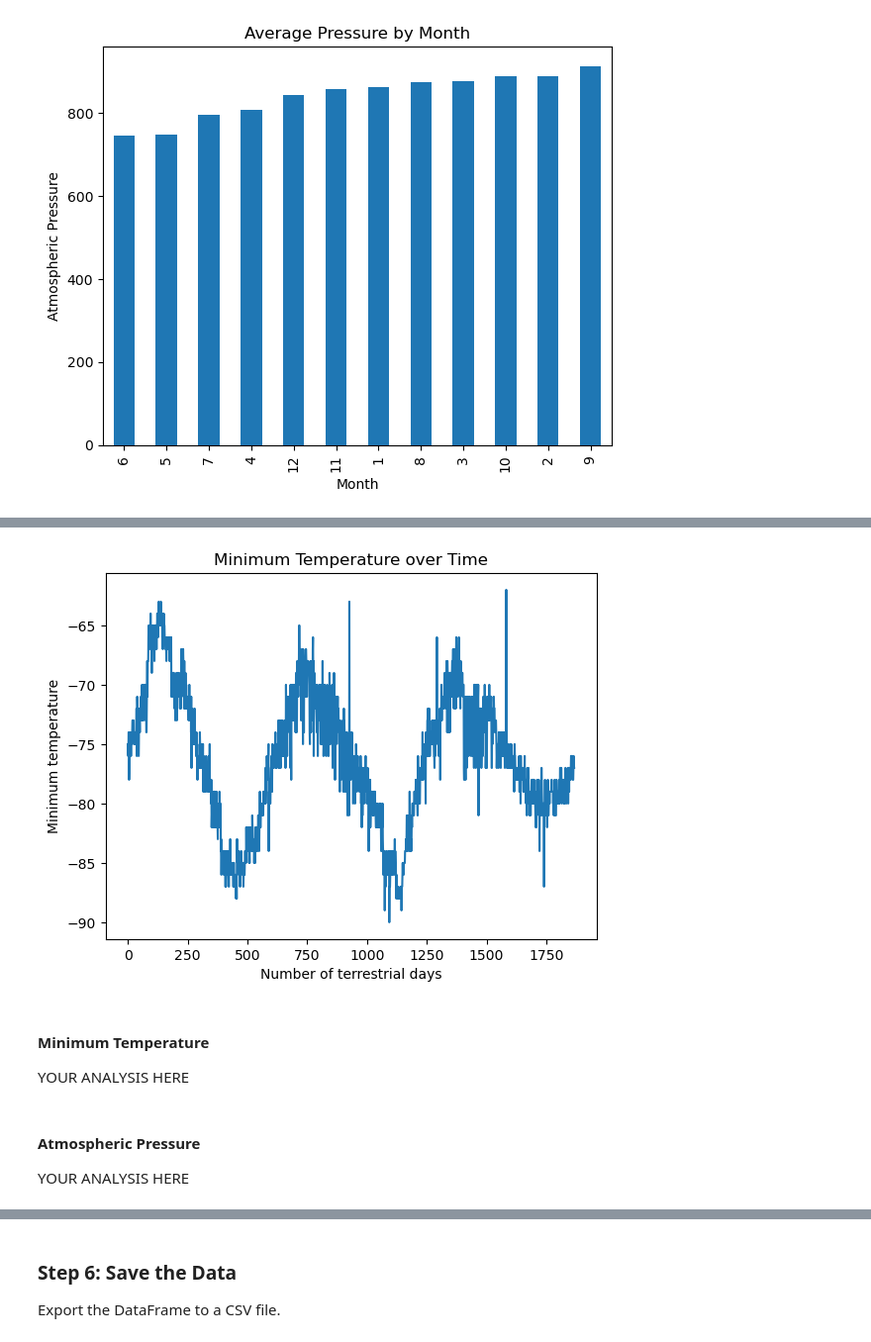
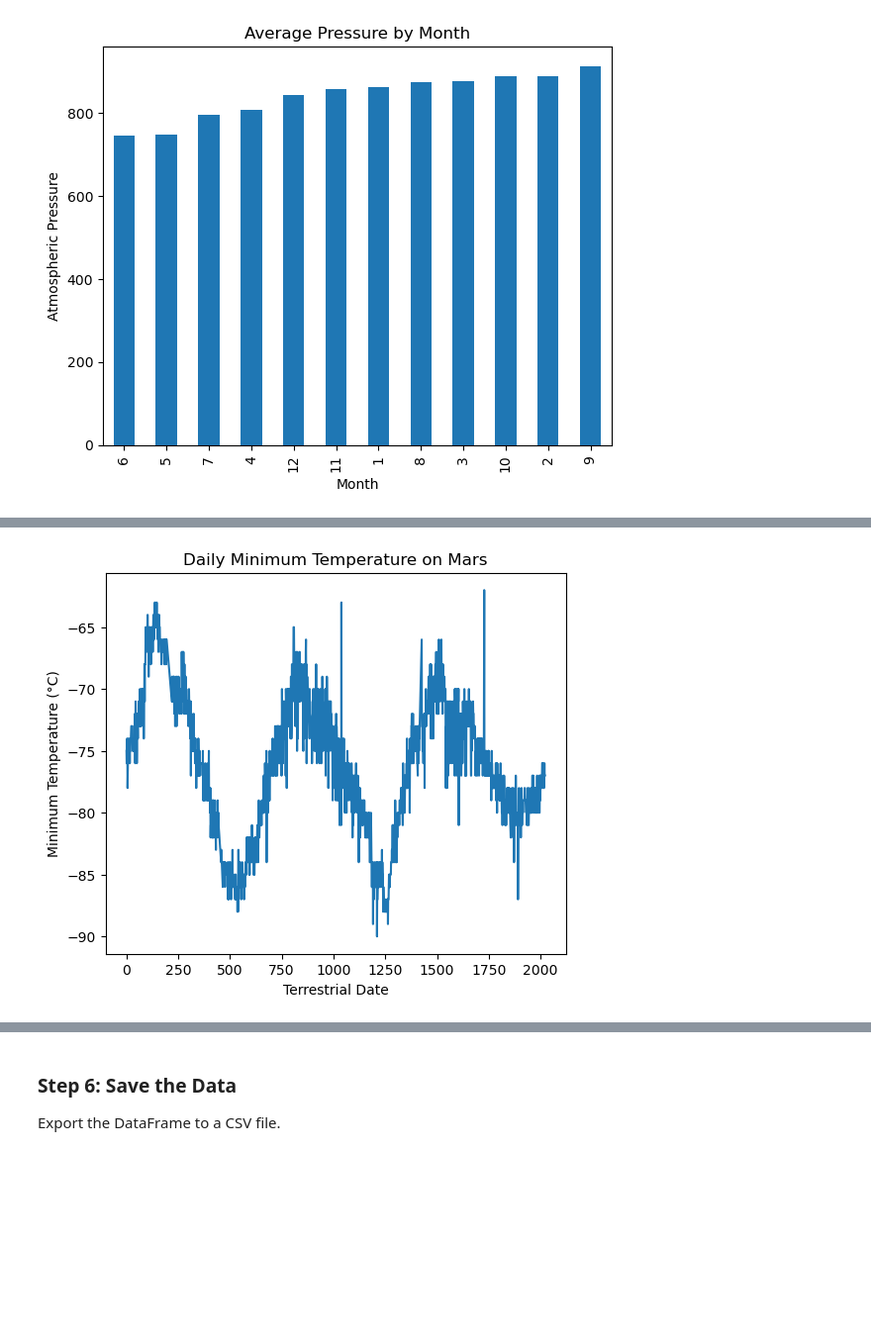
Before and after one commit to rinals/html_challenge, a Jupyter notebook: part_2_mars_weather.ipynb, the cells around one changed output, grey strips where cells are left out. Shown: that part at 99% size. Saved outputs shown, nothing was run; the diff lists cells and outputs as text; code cells hidden in the pictures; blank space fills up the shorter version.

```diff
--- a/part_2_mars_weather.ipynb
+++ b/part_2_mars_weather.ipynb
@@ -277,13 +298,20 @@ plt.show()
 # %%
 # 5. How many terrestrial (Earth) days are there in a Martian year?
 # Visually estimate the result by plotting the daily minimum temperature of each observation in the data set.
+df_sorted = df.sort_values('terrestrial_date').reset_index(drop=True)
+
+df_sorted['days_since_start'] = (df_sorted['terrestrial_date'] - df_sorted['terrestrial_date'].iloc[0]).dt.days
+
+plt.figure(figsize=(6, 5))
+plt.plot(df_sorted['days_since_start'], df_sorted['min_temp'])
+
+# Step 4: Customize the plot
+plt.title('Daily Minimum Temperature on Mars')
+plt.xlabel('Terrestrial Date')
+plt.ylabel('Minimum Temperature (°C)')
+#plt.tight_layout()       # Adjust layout to prevent clipping
+
+# Step 5: Display the plot
+plt.show()
 # %% [output]
-[figure, old version]
+[figure, new version]
-# %% [markdown]
-#### Minimum Temperature
-
-YOUR ANALYSIS HERE
-# %% [markdown]
-#### Atmospheric Pressure
-
-YOUR ANALYSIS HERE
```
Also changed, not shown: parts of 11 cells of this notebook, 2 other files.
